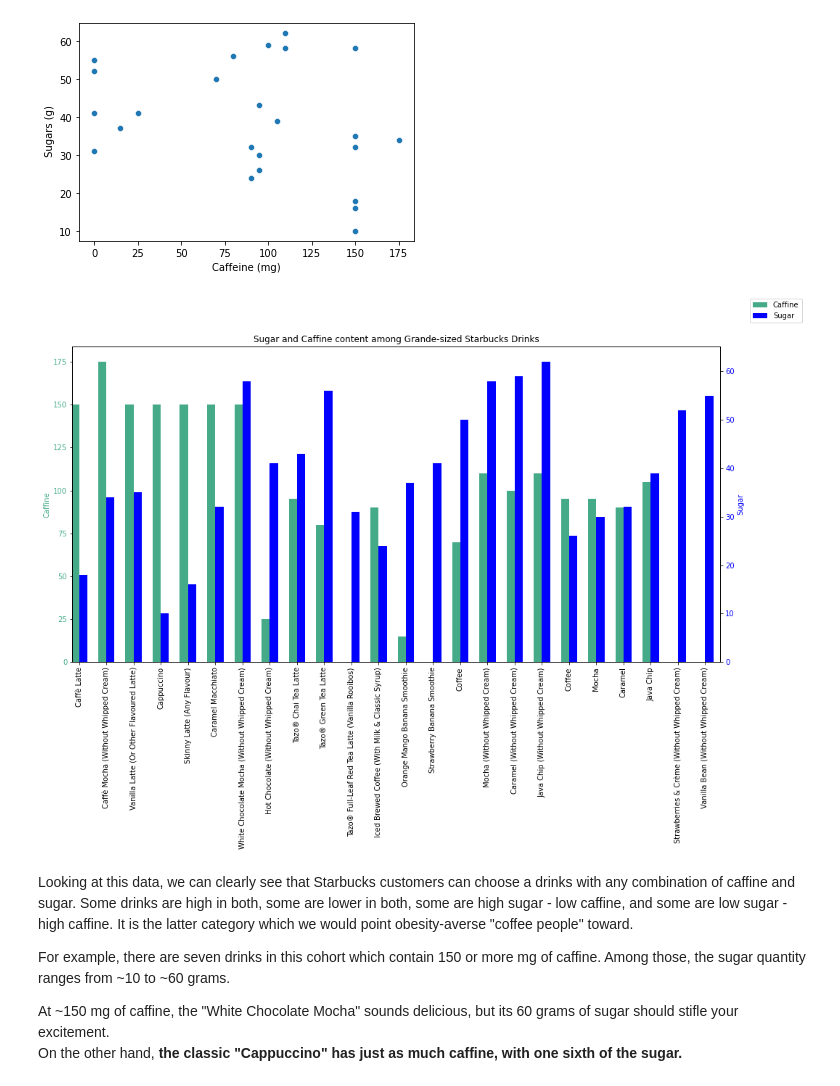
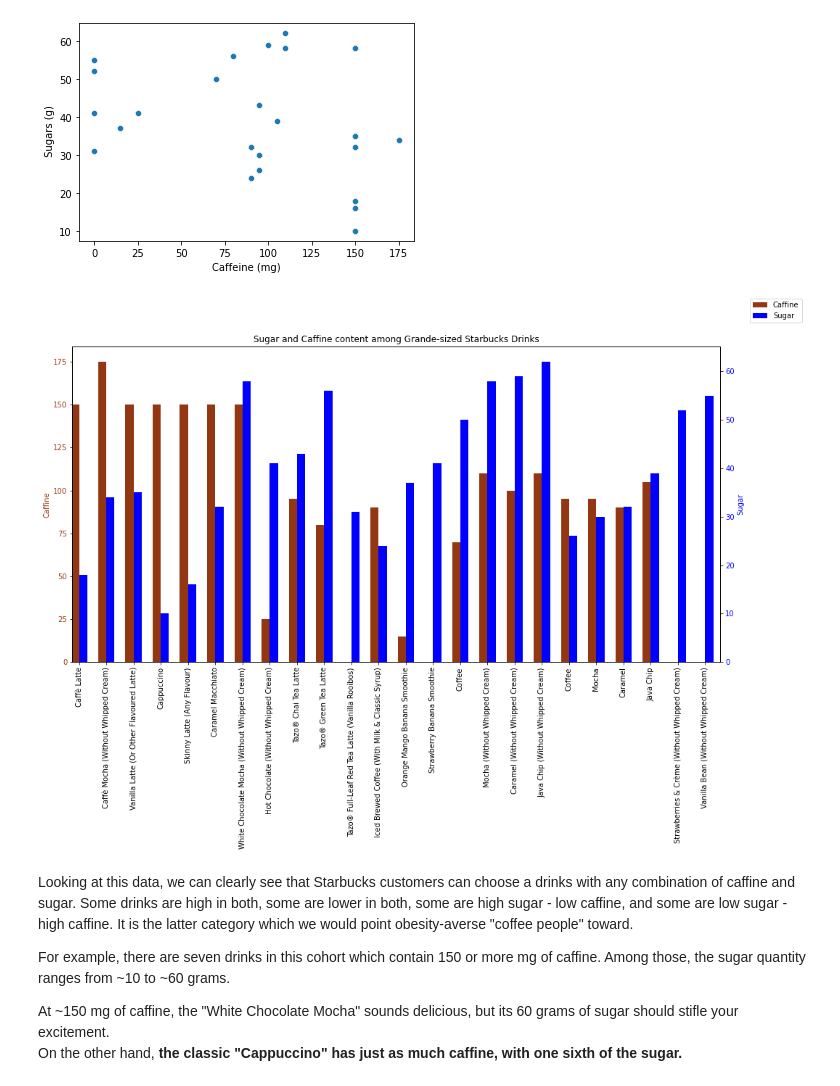
Before and after one commit to mikebobal/springboard, a Jupyter notebook: Starbucks/Starbucks Sugar vs Caffine Project.ipynb, the cells around one changed output. Cells and saved outputs as stored; diff of their text form; code cells hidden in the pictures.

```diff
--- a/Starbucks/Starbucks Sugar vs Caffine Project.ipynb
+++ b/Starbucks/Starbucks Sugar vs Caffine Project.ipynb
@@ -327,26 +327,26 @@ sns.scatterplot(data=gnf,x='Caffeine (mg)',y=' Sugars (g)',markers='Beverage')
 # %%
 fig = plt.figure(figsize =(16, 8))
 ax = fig.add_subplot() # Create matplotlib axes
 ax2 = ax.twinx() # Create another axes that shares the same x-axis as ax.
 
 width = 0.3
 
-gnf['Caffeine (mg)'].plot(kind='bar', color='#44aa88', ax=ax, width=width, position=1,label="Caffine")
+gnf['Caffeine (mg)'].plot(kind='bar', color='#923712', ax=ax, width=width, position=1,label="Caffine")
 gnf[' Sugars (g)'].plot(kind='bar', color='blue', ax=ax2, width=width, position=0,label="Sugar")
 
 ax.set_ylabel('Caffine')
-ax.yaxis.label.set_color('#44aa88')
-ax.tick_params(axis='y', labelcolor='#44aa88')
+ax.yaxis.label.set_color('#923712')
+ax.tick_params(axis='y', labelcolor='#923712')
 ax2.set_ylabel('Sugar')
 ax2.yaxis.label.set_color('blue')
 ax2.tick_params(axis='y', labelcolor='blue')
 ax.set_xticklabels(gnf['Beverage'])
 ax.margins(x=0.5)
 plt.title("Sugar and Caffine content among Grande-sized Starbucks Drinks")
 fig.legend()
 plt.show()
 # %% [output]
-[figure, old version]
+[figure, new version]
 # %% [markdown]
 Looking at this data, we can clearly see that Starbucks customers can choose a drinks with any combination of caffine and sugar. Some drinks are high in both, some are lower in both, some are high sugar - low caffine, and some are low sugar - high caffine. It is the latter category which we would point obesity-averse "coffee people" toward.
 
```
